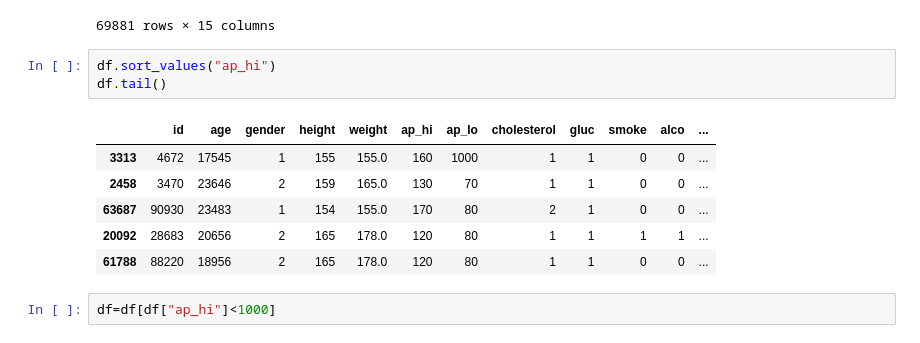
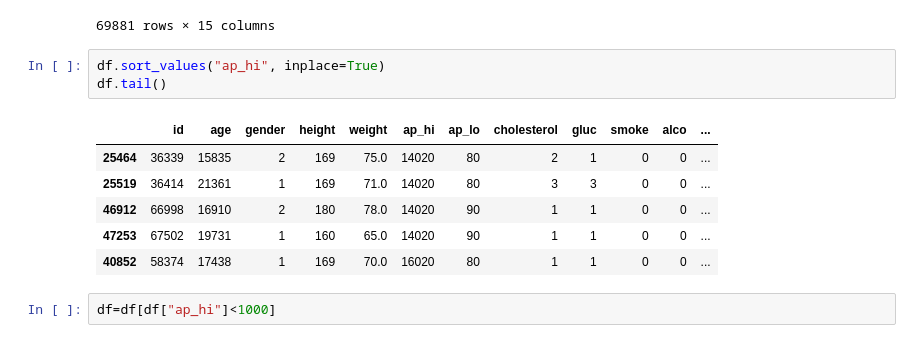
Before and after one commit to bearwinterfirth/medical, a Jupyter notebook: disease_prediction_3.ipynb, the cells around one changed output. Cells and saved outputs as stored; diff of their text form.

```diff
--- a/disease_prediction_3.ipynb
+++ b/disease_prediction_3.ipynb
@@ -22,15 +22,15 @@ df
 | 61788 | 88220 | 18956 | 2 | 165 | 178.0 | 120 | 80 | 1 | 1 | 0 | 0 | ... |
 69881 rows × 15 columns
 # %%
-df.sort_values("ap_hi")
+df.sort_values("ap_hi", inplace=True)
 df.tail()
 # %% [output]
 |  | id | age | gender | height | weight | ap_hi | ap_lo | cholesterol | gluc | smoke | alco | ... |
-| 3313 | 4672 | 17545 | 1 | 155 | 155.0 | 160 | 1000 | 1 | 1 | 0 | 0 | ... |
-| 2458 | 3470 | 23646 | 2 | 159 | 165.0 | 130 | 70 | 1 | 1 | 0 | 0 | ... |
-| 63687 | 90930 | 23483 | 1 | 154 | 155.0 | 170 | 80 | 2 | 1 | 0 | 0 | ... |
-| 20092 | 28683 | 20656 | 2 | 165 | 178.0 | 120 | 80 | 1 | 1 | 1 | 1 | ... |
-| 61788 | 88220 | 18956 | 2 | 165 | 178.0 | 120 | 80 | 1 | 1 | 0 | 0 | ... |
+| 25464 | 36339 | 15835 | 2 | 169 | 75.0 | 14020 | 80 | 2 | 1 | 0 | 0 | ... |
+| 25519 | 36414 | 21361 | 1 | 169 | 71.0 | 14020 | 80 | 3 | 3 | 0 | 0 | ... |
+| 46912 | 66998 | 16910 | 2 | 180 | 78.0 | 14020 | 90 | 1 | 1 | 0 | 0 | ... |
+| 47253 | 67502 | 19731 | 1 | 160 | 65.0 | 14020 | 90 | 1 | 1 | 0 | 0 | ... |
+| 40852 | 58374 | 17438 | 1 | 169 | 70.0 | 16020 | 80 | 1 | 1 | 0 | 0 | ... |
 # %%
 df=df[df["ap_hi"]<1000]
 # %%
```
Also changed, not shown: parts of 6 cells of this notebook, 3 other files.
